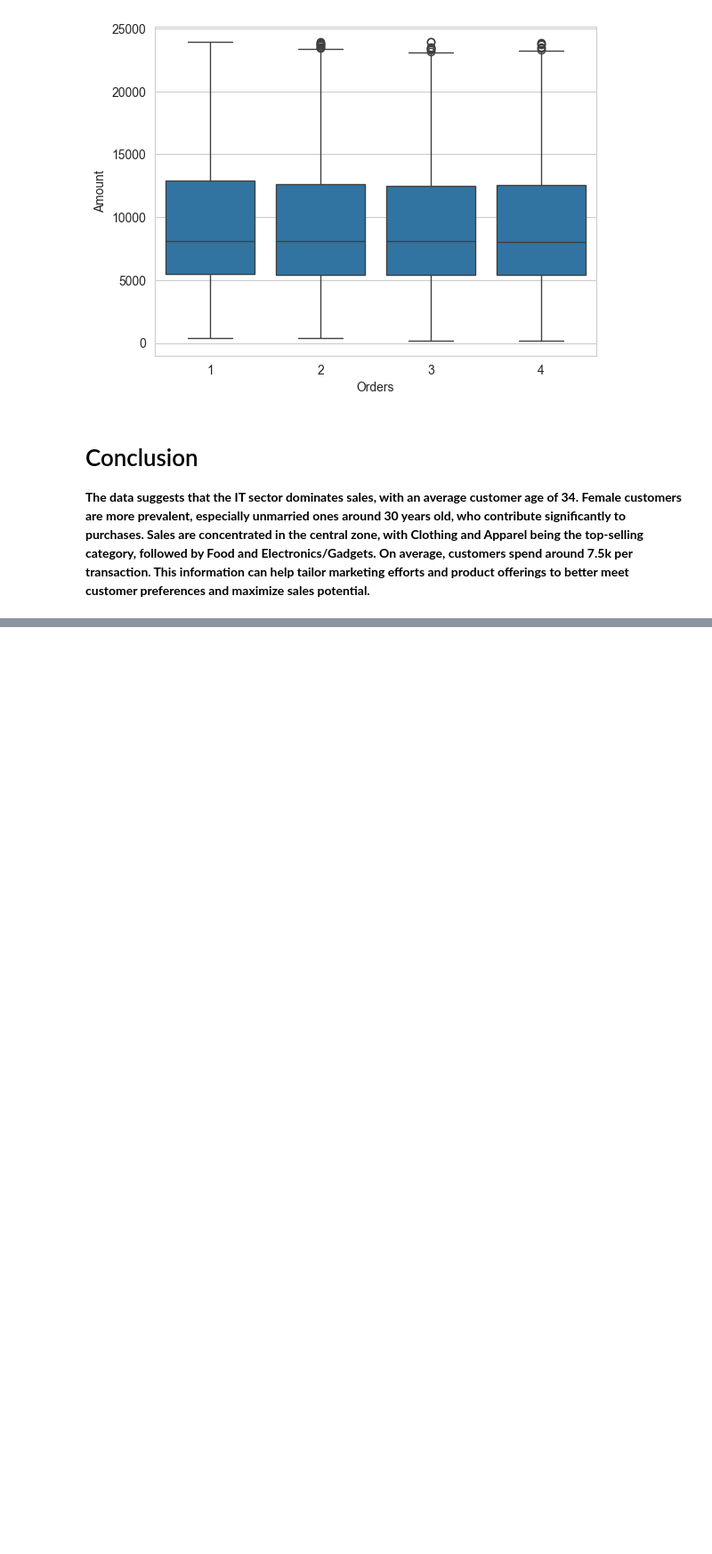
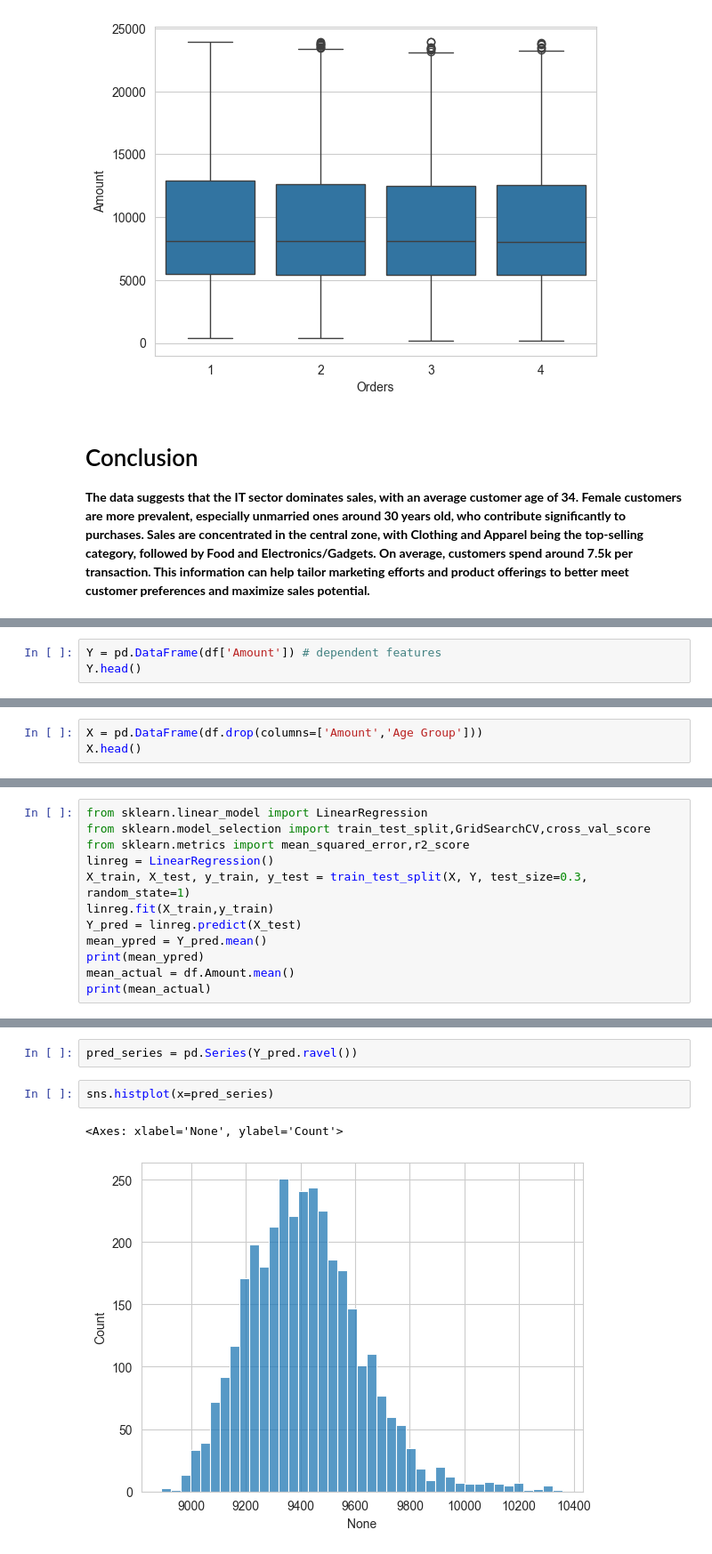
Before and after one commit to MdEhtesham2004/Exploratory-Data-Analysis, a Jupyter notebook: dewali_sales(EDA)/main.ipynb, the cells around one changed output, grey strips where cells are left out. Shown at 89% size. Saved outputs shown, nothing was run; the diff lists cells and outputs as text; blank space fills up the shorter version.

Commit message:
better-predictions

```diff
--- a/dewali_sales(EDA)/main.ipynb
+++ b/dewali_sales(EDA)/main.ipynb
@@ -312,0 +474,3 @@ sns.boxplot(x='Orders',y='Amount',data=sales)
+# %%
+Y = pd.DataFrame(df['Amount']) # dependent features
+Y.head()
@@ -312,0 +484,3 @@ sns.boxplot(x='Orders',y='Amount',data=sales)
+# %%
+X = pd.DataFrame(df.drop(columns=['Amount','Age Group']))
+X.head()
@@ -312,0 +504,12 @@ sns.boxplot(x='Orders',y='Amount',data=sales)
+# %%
+from sklearn.linear_model import LinearRegression
+from sklearn.model_selection import train_test_split,GridSearchCV,cross_val_score
+from sklearn.metrics import mean_squared_error,r2_score
+linreg = LinearRegression()
+X_train, X_test, y_train, y_test = train_test_split(X, Y, test_size=0.3, random_state=1)
+linreg.fit(X_train,y_train)
+Y_pred = linreg.predict(X_test)
+mean_ypred = Y_pred.mean()
+print(mean_ypred)
+mean_actual = df.Amount.mean()
+print(mean_actual)
@@ -312,0 +533,7 @@ sns.boxplot(x='Orders',y='Amount',data=sales)
+# %%
+pred_series = pd.Series(Y_pred.ravel())
+# %%
+sns.histplot(x=pred_series)
+# %% [output]
+<Axes: xlabel='None', ylabel='Count'>
+[figure, added]
```
Also changed, not shown: parts of 32 cells of this notebook.
